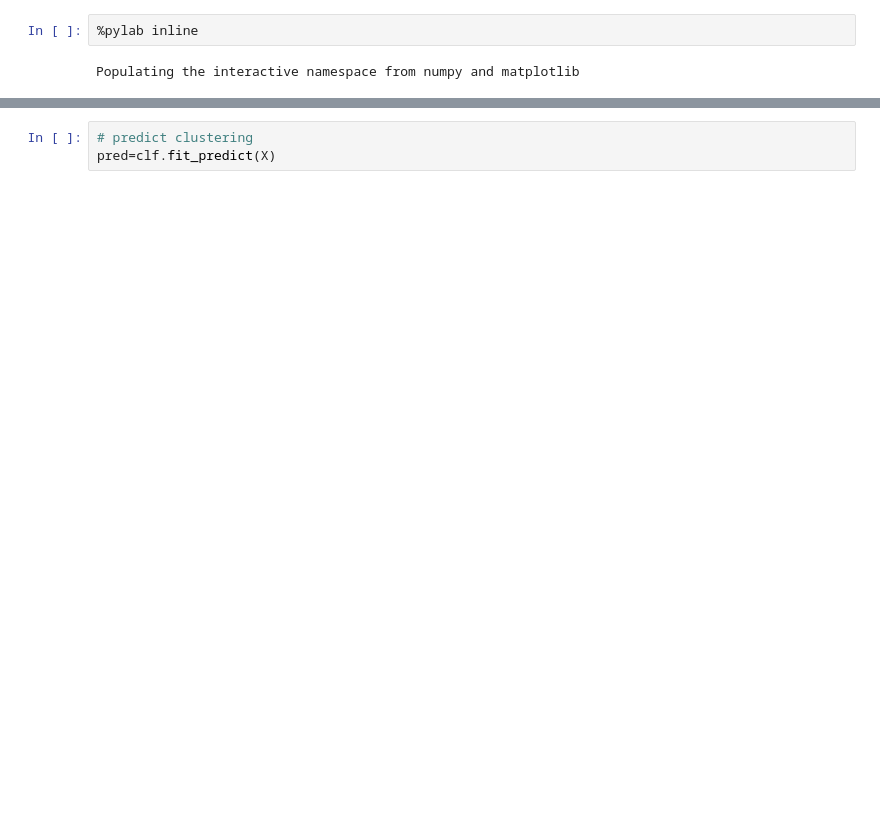
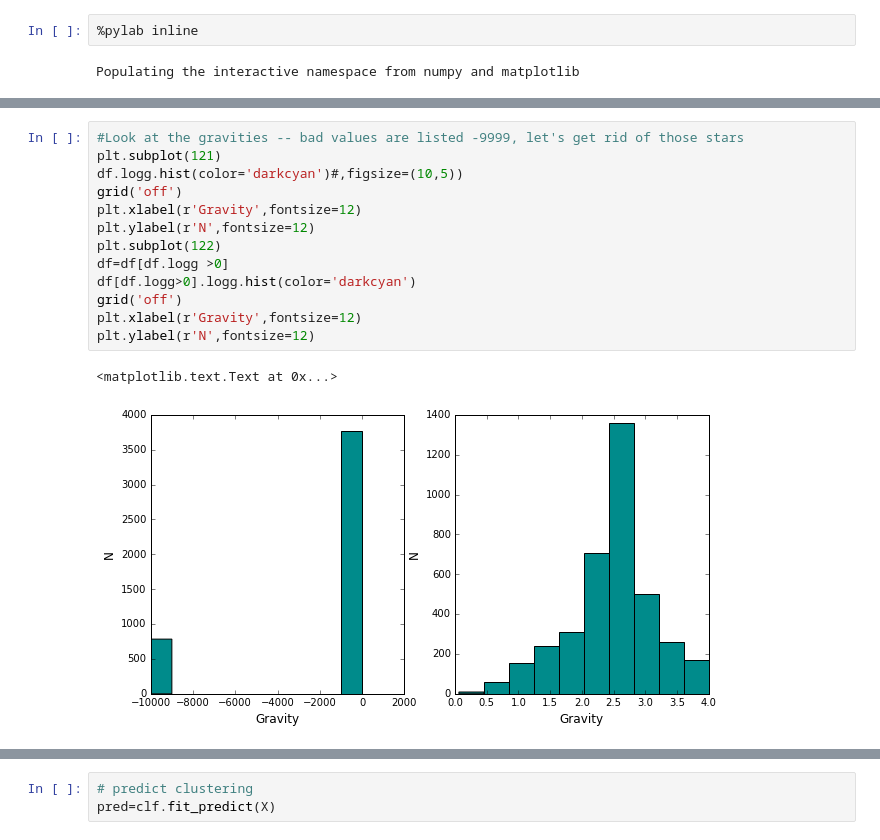
Before and after one commit to blueduck981/ML_experiments, a Jupyter notebook: apogee_ML.ipynb, the cells around one changed output, grey strips where cells are left out. Saved outputs shown, nothing was run; the diff lists cells and outputs as text; blank space fills up the shorter version.

```diff
--- a/apogee_ML.ipynb
+++ b/apogee_ML.ipynb
@@ -149,0 +152,16 @@ clf=KMeans(n_clusters=3)
+# %%
+#Look at the gravities -- bad values are listed -9999, let's get rid of those stars
+plt.subplot(121)
+df.logg.hist(color='darkcyan')#,figsize=(10,5))
+grid('off')
+plt.xlabel(r'Gravity',fontsize=12)
+plt.ylabel(r'N',fontsize=12)
+plt.subplot(122)
+df=df[df.logg >0]
+df[df.logg>0].logg.hist(color='darkcyan')
+grid('off')
+plt.xlabel(r'Gravity',fontsize=12)
+plt.ylabel(r'N',fontsize=12)
+# %% [output]
+<matplotlib.text.Text at 0x...>
+[figure, added]
```
Also changed, not shown: parts of 51 cells of this notebook, 1 other file.
